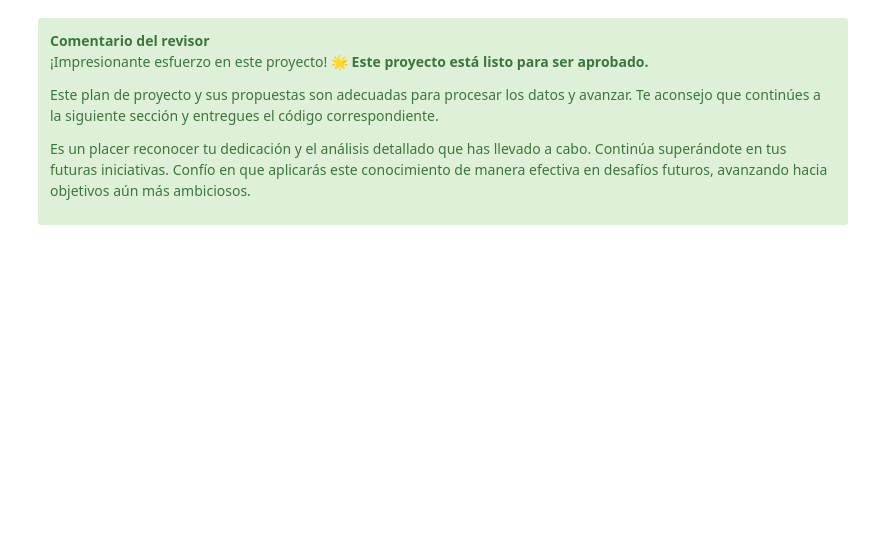
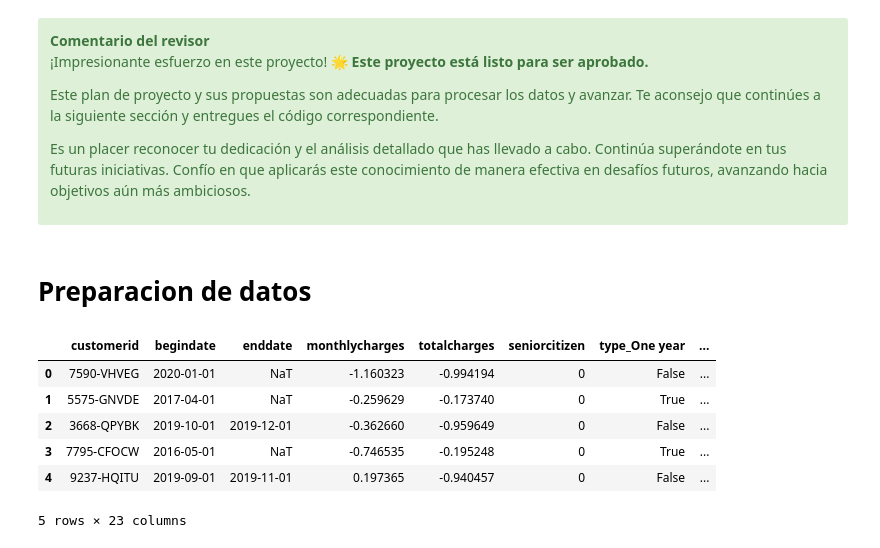
Before and after one commit to ErayFaSol/Proyecto-FINAL-DS15, a Jupyter notebook: proyecto_final.ipynb, the cells around one changed output. Cells and saved outputs as stored; diff of their text form; code cells hidden in the pictures; blank space fills up the shorter version.

```diff
--- a/proyecto_final.ipynb
+++ b/proyecto_final.ipynb
@@ -313,3 +342,41 @@ Este plan de proyecto y sus propuestas son adecuadas para procesar los datos y a
 
 Es un placer reconocer tu dedicación y el análisis detallado que has llevado a cabo. Continúa superándote en tus futuras iniciativas. Confío en que aplicarás este conocimiento de manera efectiva en desafíos futuros, avanzando hacia objetivos aún más ambiciosos.
 </div>
+# %% [markdown]
+# Preparacion de datos
+# %%
+# Ajustar nombres de columnas
+df_contract.columns = ajustar_columnas(df_contract)
+df_internet.columns = ajustar_columnas(df_internet)
+df_personal.columns = ajustar_columnas(df_personal)
+df_phone.columns = ajustar_columnas(df_phone)
+
+# Convertir fechas a tipos de datos adecuados
+df_contract = convertir_fechas(df_contract, ['begindate', 'enddate'])
+
+# Convertir 'totalcharges' a numérico si es necesario
+df_contract['totalcharges'] = pd.to_numeric(df_contract['totalcharges'], errors='coerce')
+
+# Unificar datasets
+df_combined = unificar_datasets(df_contract, df_personal, df_internet, df_phone)
+
+# Convertir variables categóricas en numéricas excluyendo 'customerid'
+df_combined = convertir_categoricas(df_combined, ['customerid'])
+
+# Normalizar las variables numéricas
+numeric_features = ['monthlycharges', 'totalcharges']
+df_combined = normalizar_numericas(df_combined, numeric_features)
+
+# Resetear el índice para asegurarse de que 'customerid' no se pierde
+df_combined.reset_index(drop=True, inplace=True)
+
+# Verificar el resultado final
+display(df_combined.head())
+# %% [output]
+|  | customerid | begindate | enddate | monthlycharges | totalcharges | seniorcitizen | type_One year | ... |
+| 0 | 7590-VHVEG | 2020-01-01 | NaT | -1.160323 | -0.994194 | 0 | False | ... |
+| 1 | 5575-GNVDE | 2017-04-01 | NaT | -0.259629 | -0.173740 | 0 | True | ... |
+| 2 | 3668-QPYBK | 2019-10-01 | 2019-12-01 | -0.362660 | -0.959649 | 0 | False | ... |
+| 3 | 7795-CFOCW | 2016-05-01 | NaT | -0.746535 | -0.195248 | 0 | True | ... |
+| 4 | 9237-HQITU | 2019-09-01 | 2019-11-01 | 0.197365 | -0.940457 | 0 | False | ... |
+5 rows × 23 columns
```
Also changed, not shown: parts of 9 cells of this notebook.
